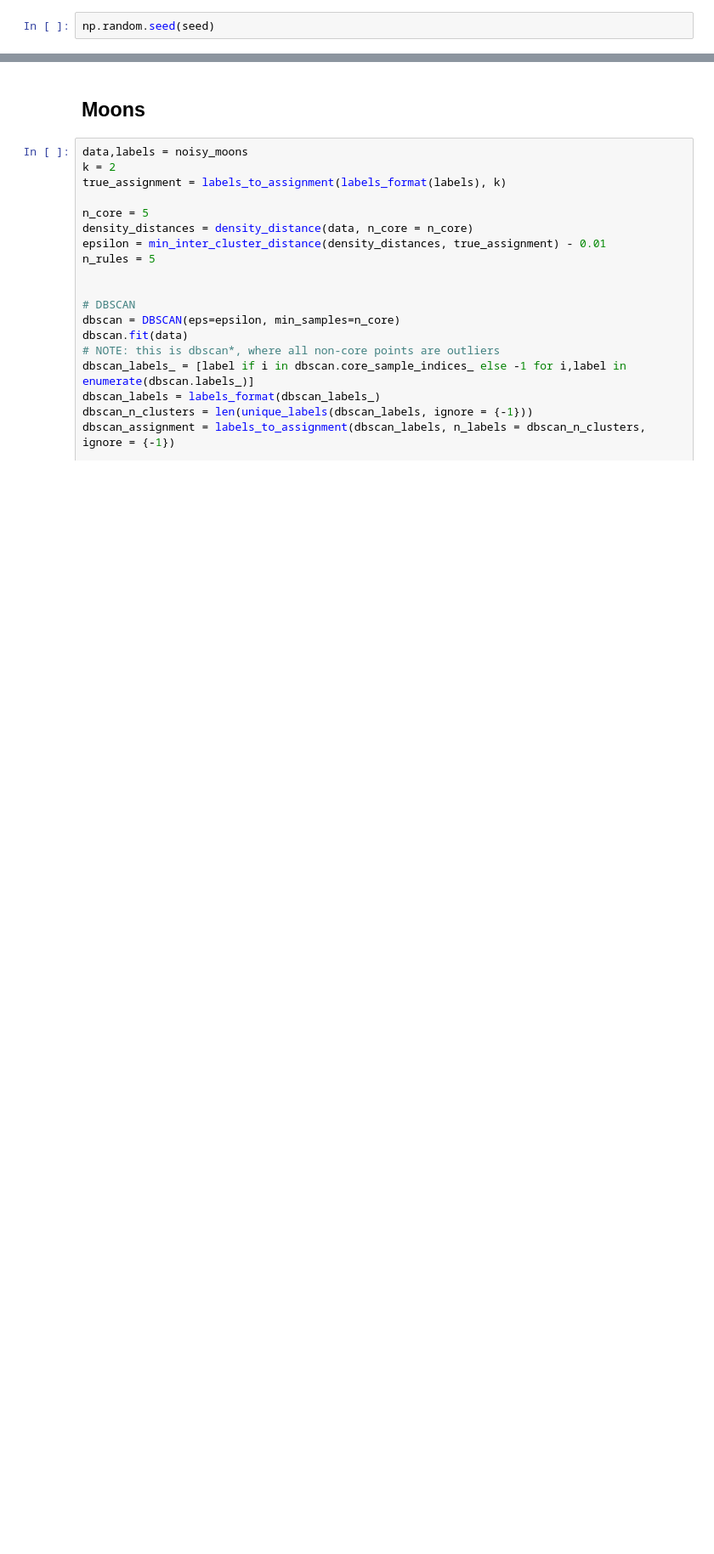
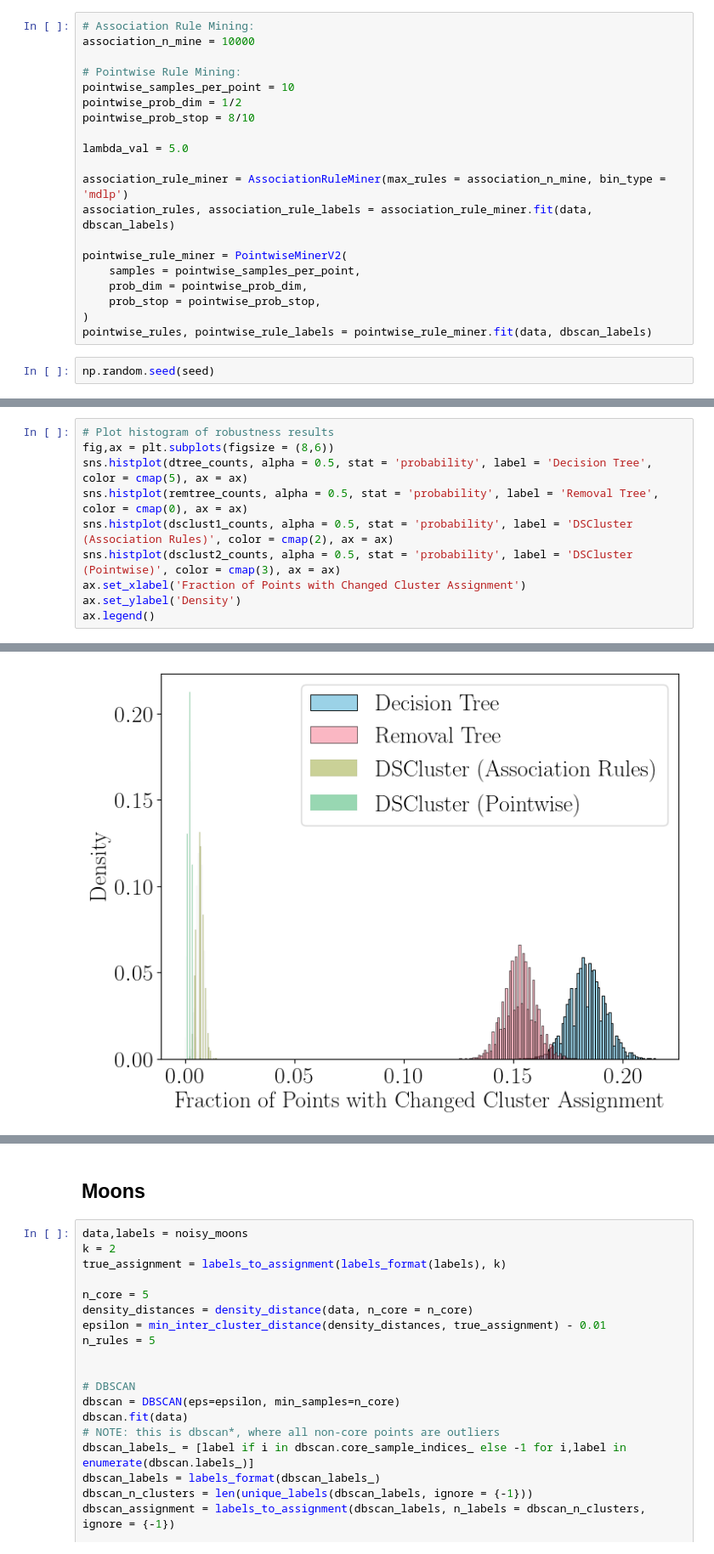
Before and after one commit to kevinqnb/interpretable-clustering, a Jupyter notebook: examples/dbscan-examples.ipynb, the cells around one changed output, grey strips where cells are left out. Shown: that part at 85% size. Saved outputs shown, nothing was run; the diff lists cells and outputs as text; blank space fills up the shorter version.

```diff
--- a/examples/dbscan-examples.ipynb
+++ b/examples/dbscan-examples.ipynb
@@ -462,5 +462,25 @@ for l in uniqie_labs:
     ax.scatter(data_2d[idx,0], data_2d[idx,1], color = color_dict2[l], s = 20)
 # %% [output]
 [figure]
+# %%
+# Association Rule Mining:
+association_n_mine = 10000
+
+# Pointwise Rule Mining:
+pointwise_samples_per_point = 10
+pointwise_prob_dim = 1/2
+pointwise_prob_stop = 8/10
+
+lambda_val = 5.0
+
+association_rule_miner = AssociationRuleMiner(max_rules = association_n_mine, bin_type = 'mdlp')
+association_rules, association_rule_labels = association_rule_miner.fit(data, dbscan_labels)
+
+pointwise_rule_miner = PointwiseMinerV2(
+    samples = pointwise_samples_per_point,
+    prob_dim = pointwise_prob_dim,
+    prob_stop = pointwise_prob_stop,
+)
+pointwise_rules, pointwise_rule_labels = pointwise_rule_miner.fit(data, dbscan_labels)
 # %%
 np.random.seed(seed)
@@ -527,0 +658,11 @@ KeyboardInterrupt:
+# %%
+# Plot histogram of robustness results
+fig,ax = plt.subplots(figsize = (8,6))
+sns.histplot(dtree_counts, alpha = 0.5, stat = 'probability', label = 'Decision Tree', color = cmap(5), ax = ax)
+sns.histplot(remtree_counts, alpha = 0.5, stat = 'probability', label = 'Removal Tree', color = cmap(0), ax = ax)
+sns.histplot(dsclust1_counts, alpha = 0.5, stat = 'probability', label = 'DSCluster (Association Rules)', color = cmap(2), ax = ax)
+sns.histplot(dsclust2_counts, alpha = 0.5, stat = 'probability', label = 'DSCluster (Pointwise)', color = cmap(3), ax = ax)
+ax.set_xlabel('Fraction of Points with Changed Cluster Assignment')
+ax.set_ylabel('Density')
+ax.legend()
+# %% [output]
@@ -527,0 +670 @@ KeyboardInterrupt:
+[figure, added]
```
Also changed, not shown: parts of 18 cells of this notebook, 6 other files.
